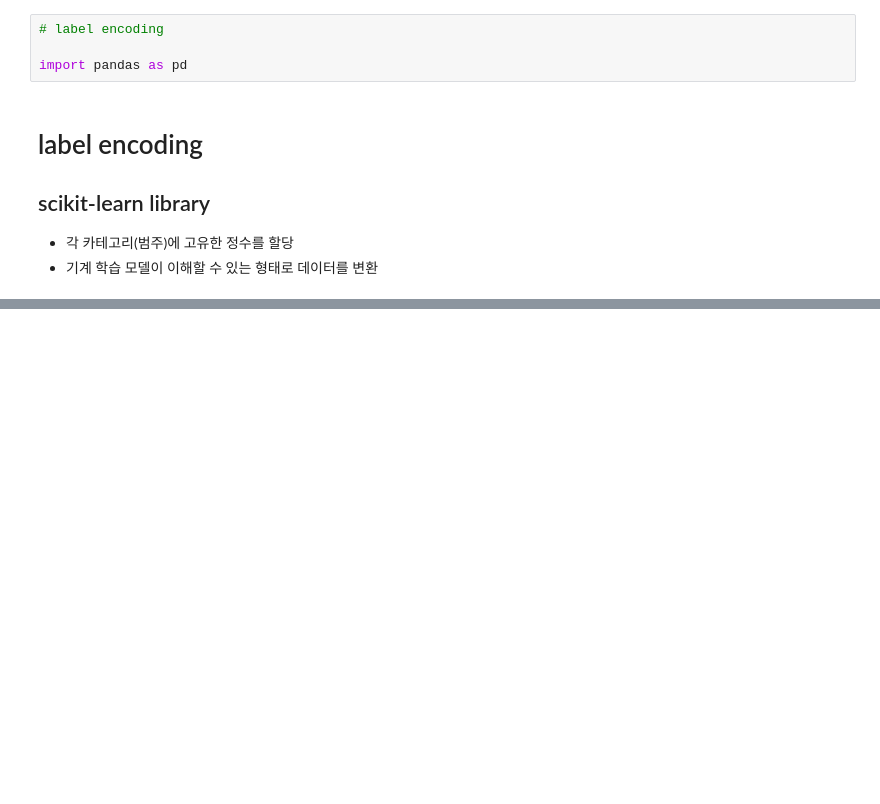
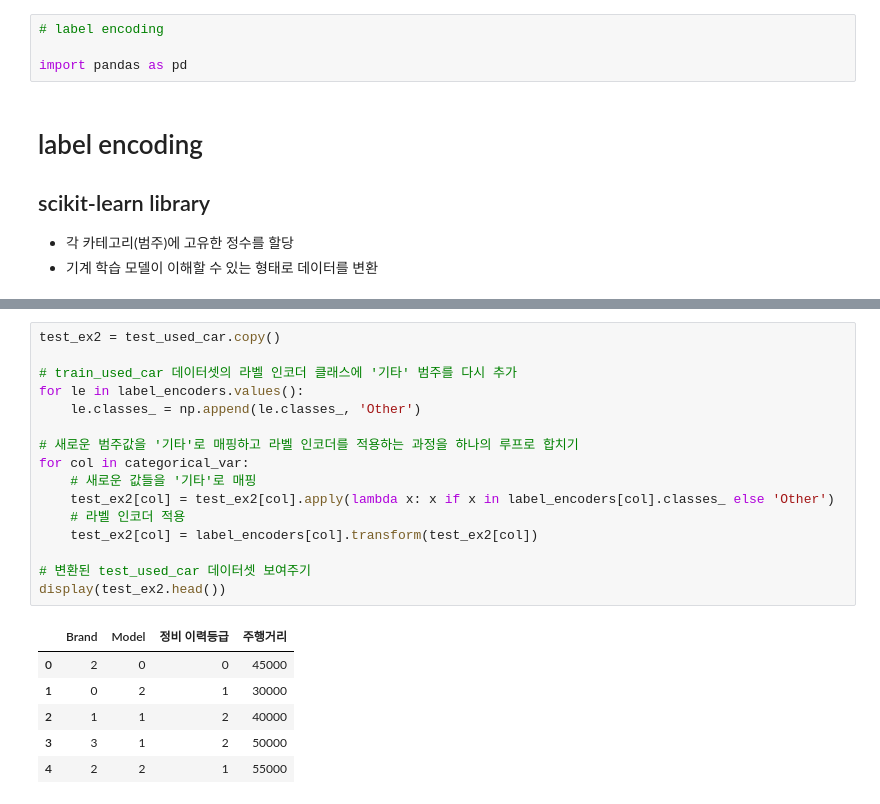
Before and after one commit to hundong2/machine_learning, a Jupyter notebook: MachineLearningExample/dacon_1/categorical2.ipynb, the cells around one changed output, grey strips where cells are left out. Drawn from its saved outputs; the diff is of its cells as text; blank space fills up the shorter version.

```diff
--- a/MachineLearningExample/dacon_1/categorical2.ipynb
+++ b/MachineLearningExample/dacon_1/categorical2.ipynb
@@ -139,0 +264,23 @@ display(test_used_car)
+# %%
+test_ex2 = test_used_car.copy()
+
+# train_used_car 데이터셋의 라벨 인코더 클래스에 '기타' 범주를 다시 추가
+for le in label_encoders.values():
+    le.classes_ = np.append(le.classes_, 'Other')
+
+# 새로운 범주값을 '기타'로 매핑하고 라벨 인코더를 적용하는 과정을 하나의 루프로 합치기
+for col in categorical_var:
+    # 새로운 값들을 '기타'로 매핑
+    test_ex2[col] = test_ex2[col].apply(lambda x: x if x in label_encoders[col].classes_ else 'Other')
+    # 라벨 인코더 적용
+    test_ex2[col] = label_encoders[col].transform(test_ex2[col])
+
+# 변환된 test_used_car 데이터셋 보여주기
+display(test_ex2.head())
+# %% [output]
+|  | Brand | Model | 정비 이력등급 | 주행거리 |
+| 0 | 2 | 0 | 0 | 45000 |
+| 1 | 0 | 2 | 1 | 30000 |
+| 2 | 1 | 1 | 2 | 40000 |
+| 3 | 3 | 1 | 2 | 50000 |
+| 4 | 2 | 2 | 1 | 55000 |
```
Also changed, not shown: parts of 10 cells of this notebook, 1 other file.
